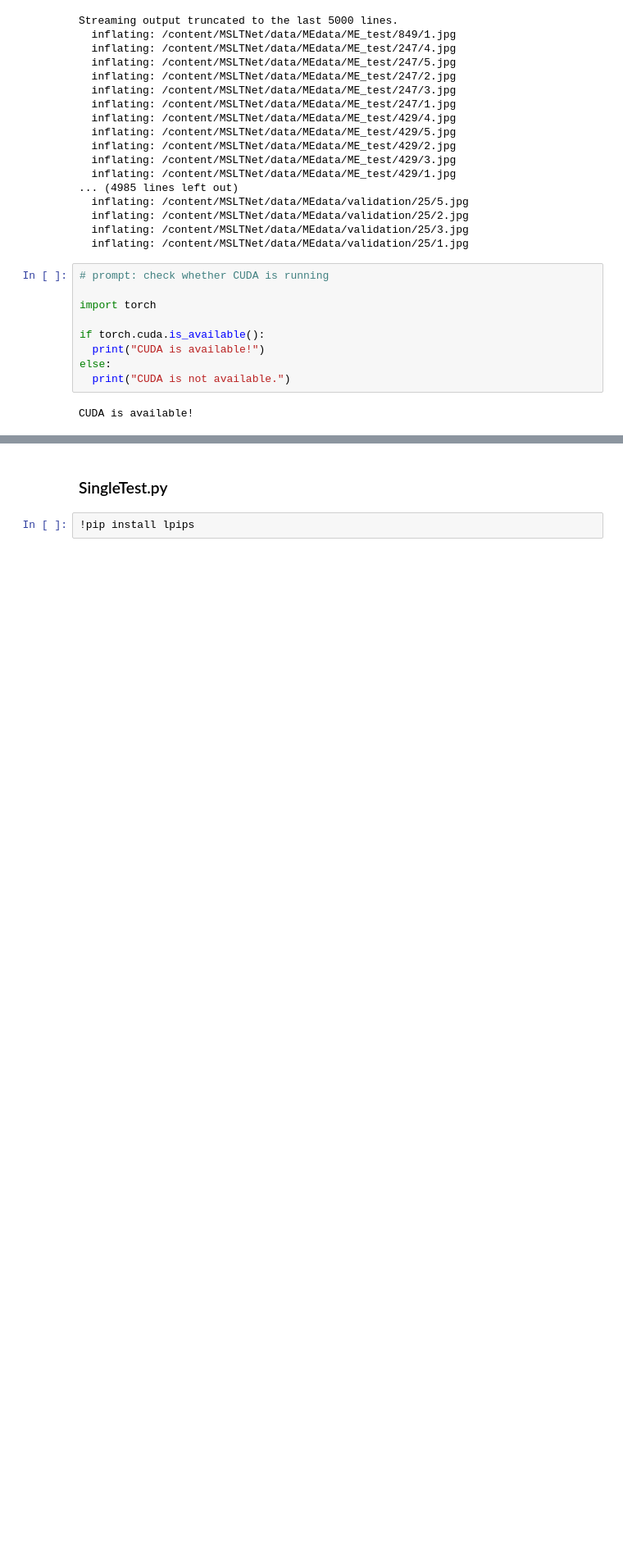
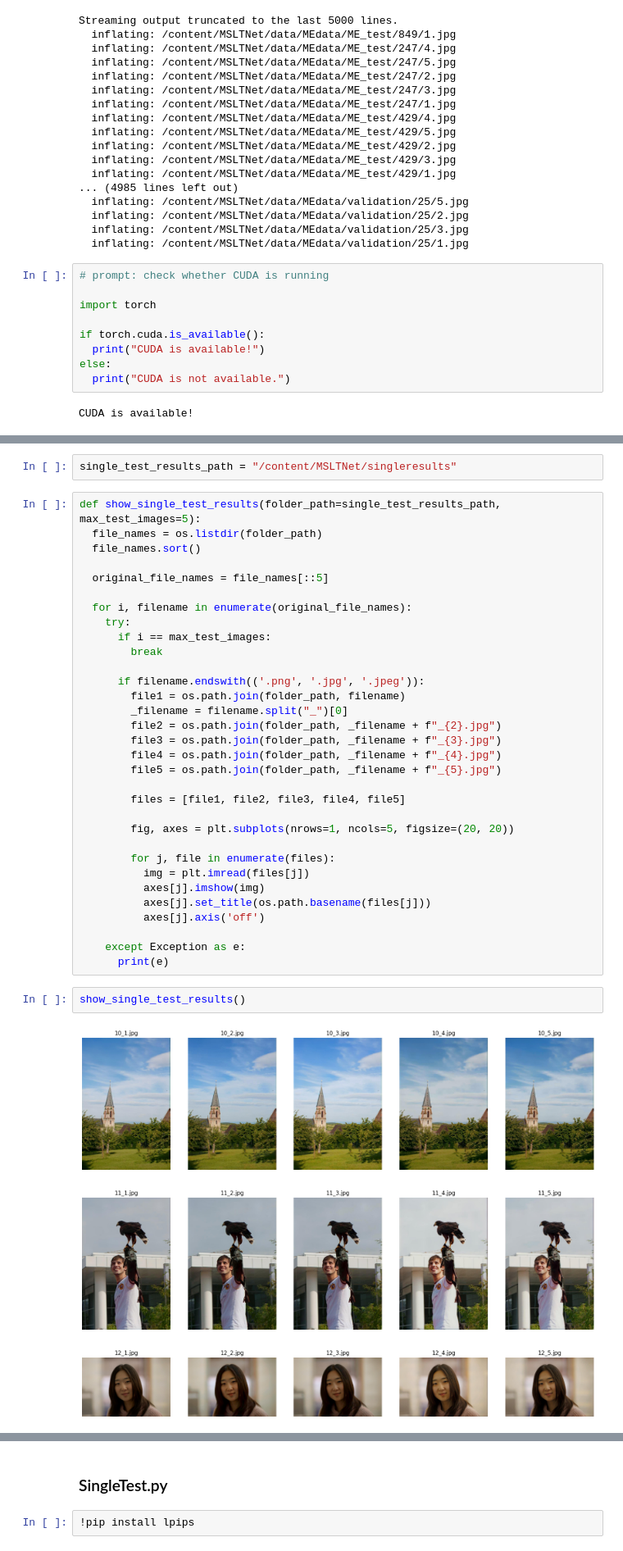
Before and after one commit to Zhou-Yijie/MSLTNet, a Jupyter notebook: MSLT(img_processing_project).ipynb, the cells around one changed output, grey strips where cells are left out. Shown at 82% size. Saved outputs shown, nothing was run; the diff lists cells and outputs as text; blank space fills up the shorter version.

Commit message:
Show single test results in the notebook

```diff
--- a/MSLT(img_processing_project).ipynb
+++ b/MSLT(img_processing_project).ipynb
@@ -196 +193,41 @@ lpips tensor([[[[0.1296]]]], device='cuda:0')
 KeyboardInterrupt
+# %%
+single_test_results_path = "/content/MSLTNet/singleresults"
+# %%
+def show_single_test_results(folder_path=single_test_results_path, max_test_images=5):
+  file_names = os.listdir(folder_path)
+  file_names.sort()
+
+  original_file_names = file_names[::5]
+
+  for i, filename in enumerate(original_file_names):
+    try:
+      if i == max_test_images:
+        break
+
+      if filename.endswith(('.png', '.jpg', '.jpeg')):
+        file1 = os.path.join(folder_path, filename)
+        _filename = filename.split("_")[0]
+        file2 = os.path.join(folder_path, _filename + f"_{2}.jpg")
+        file3 = os.path.join(folder_path, _filename + f"_{3}.jpg")
+        file4 = os.path.join(folder_path, _filename + f"_{4}.jpg")
+        file5 = os.path.join(folder_path, _filename + f"_{5}.jpg")
+
+        files = [file1, file2, file3, file4, file5]
+
+        fig, axes = plt.subplots(nrows=1, ncols=5, figsize=(20, 20))
+
+        for j, file in enumerate(files):
+          img = plt.imread(files[j])
+          axes[j].imshow(img)
+          axes[j].set_title(os.path.basename(files[j]))
+          axes[j].axis('off')
+
+    except Exception as e:
+      print(e)
+# %%
+show_single_test_results()
+# %% [output]
+[figure, added]
+[figure, added]
+[figure, added]
```
Also changed, not shown: parts of 14 cells of this notebook.
